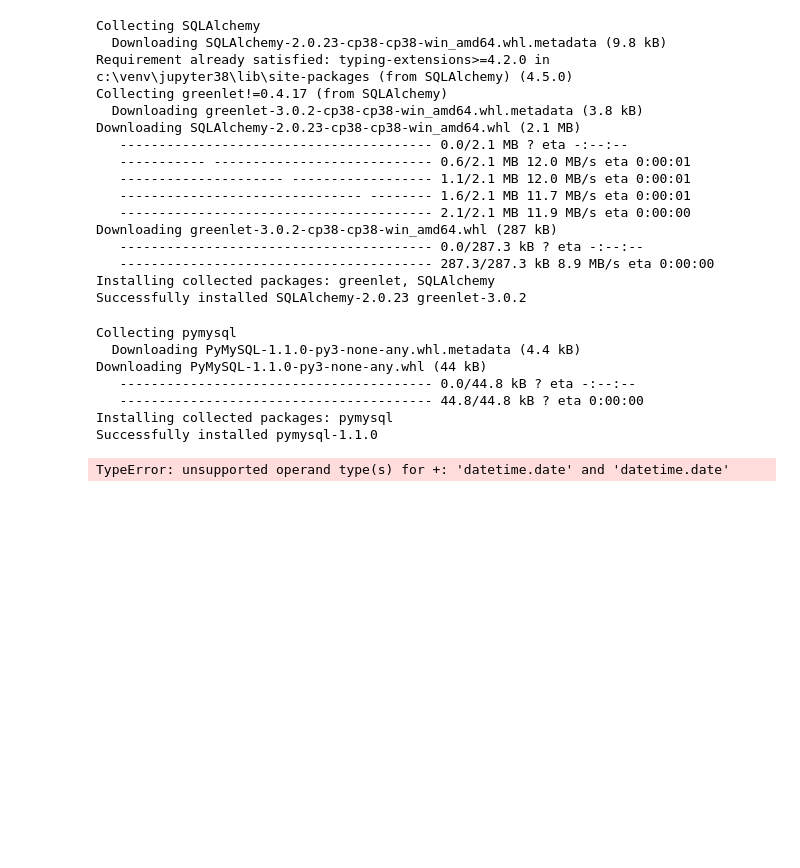
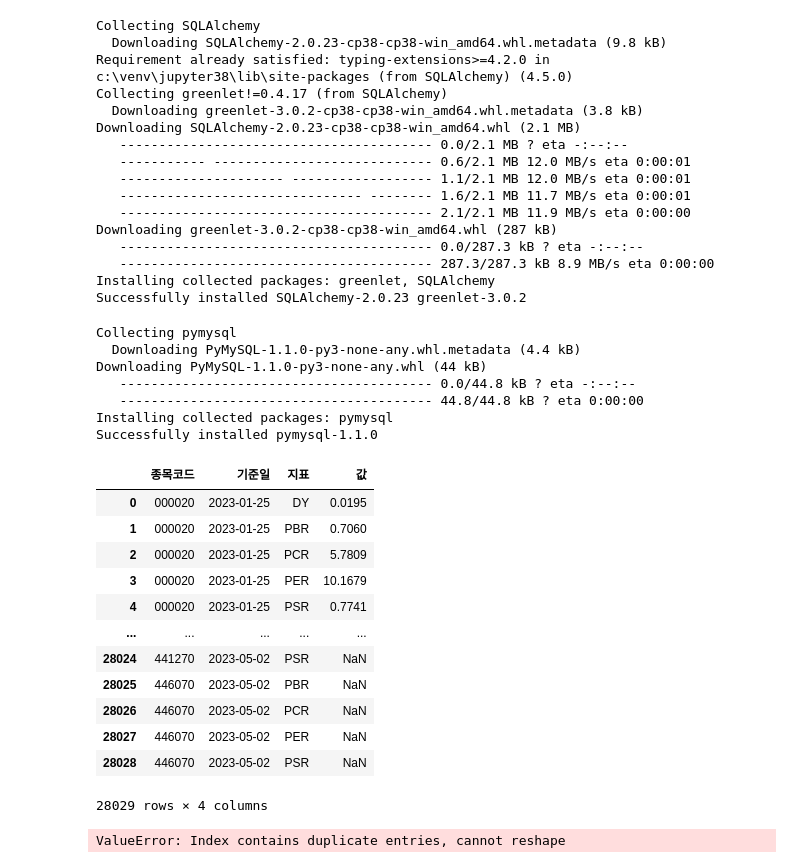
Before and after one commit to team-sesac/transformer-for-finance, a Jupyter notebook: src/ch4_etf/factor.ipynb, the cells around one changed output. Drawn from its saved outputs; the diff is of its cells as text; code cells hidden in the pictures; blank space fills up the shorter version.

```diff
--- a/src/ch4_etf/factor.ipynb
+++ b/src/ch4_etf/factor.ipynb
@@ -184,15 +184,24 @@ sector_list = data[1]   # 섹터
 price_list = data[2]    # 주가
 fs_list = data[3]       # 재무제표
 value_list = data[4]    # 밸류지표(TTM)
+# %%
+value_list
+# %% [output]
+|  | 종목코드 | 기준일 | 지표 | 값 |
+| 0 | 000020 | 2023-01-25 | DY | 0.0195 |
+| 1 | 000020 | 2023-01-25 | PBR | 0.7060 |
+| 2 | 000020 | 2023-01-25 | PCR | 5.7809 |
+| 3 | 000020 | 2023-01-25 | PER | 10.1679 |
+| 4 | 000020 | 2023-01-25 | PSR | 0.7741 |
+| ... | ... | ... | ... | ... |
+| 28024 | 441270 | 2023-05-02 | PSR | NaN |
+| 28025 | 446070 | 2023-05-02 | PBR | NaN |
+| 28026 | 446070 | 2023-05-02 | PCR | NaN |
+| 28027 | 446070 | 2023-05-02 | PER | NaN |
+| 28028 | 446070 | 2023-05-02 | PSR | NaN |
+28029 rows × 4 columns
 # %%
 value_list.loc[value_list['값'] <= 0, '값'] = np.nan
-value_list = value_list.groupby(['종목코드', '지표']).mean().reset_index()
-
 value_pivot = value_list.pivot(index='종목코드', columns='지표', values='값')
-data_bind = ticker_list[['종목코드', '종목명']].merge(value_pivot,
-                                               how='left',
-                                               on='종목코드')
-
-data_bind.head()
 # %% [output]
-TypeError: unsupported operand type(s) for +: 'datetime.date' and 'datetime.date'
+ValueError: Index contains duplicate entries, cannot reshape
```
